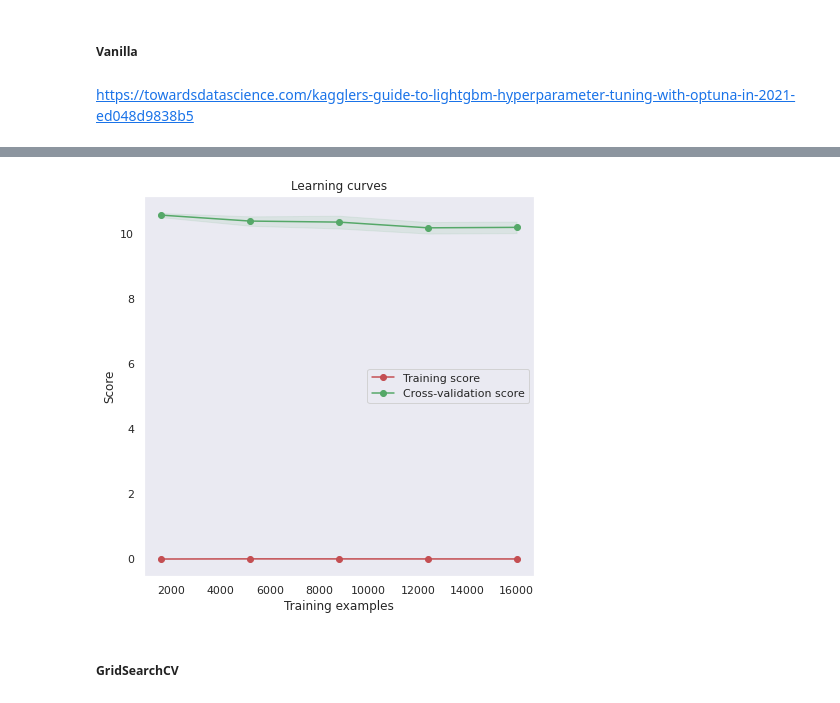
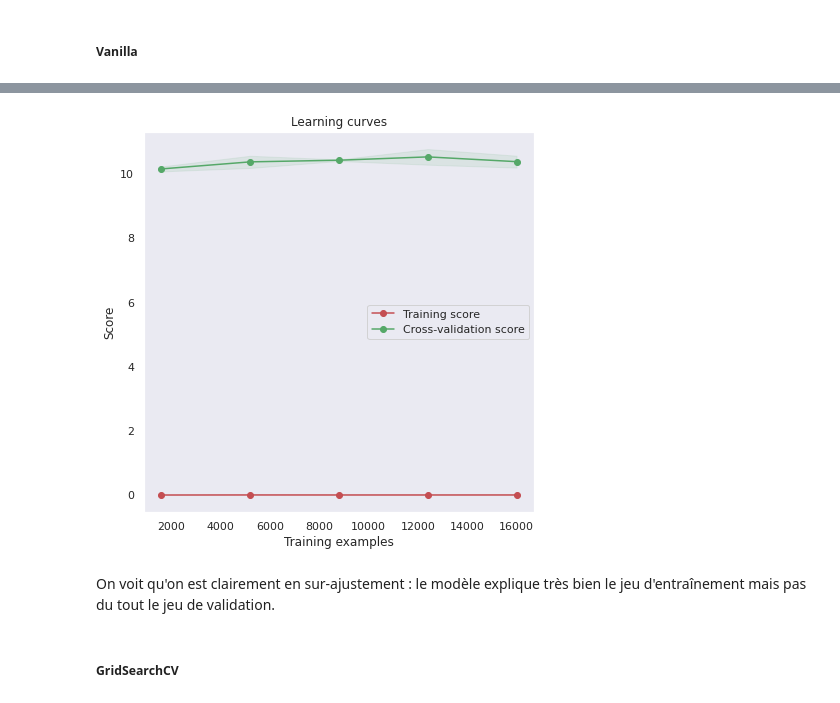
Before and after one commit to cmnemoi/NYCTaxiFareLPSID, a Jupyter notebook: src/Choix_modèles.ipynb, the cells around one changed output, grey strips where cells are left out. Drawn from its saved outputs; the diff is of its cells as text; code cells hidden in the pictures.

```diff
--- a/src/Choix_modèles.ipynb
+++ b/src/Choix_modèles.ipynb
@@ -60,7 +45,6 @@ y = dataset[["total_amount"]]
 # %%
 X["VendorID"] = X["VendorID"].astype(int).astype("category")
 X["passenger_count"] = X["passenger_count"].astype(int)
-X["store_and_fwd_flag"] = X["store_and_fwd_flag"].astype("category")
 X["PULocationID"] = X["PULocationID"].astype(int).astype("category")
 X["DOLocationID"] = X["DOLocationID"].astype(int).astype("category")
 X["payment_type"] = X["payment_type"].astype(int).astype("category")
@@ -87,6 +71,12 @@ On alloue 70% des données au jeu d'entraînement et 30% au jeu de test (proport
 # %%
 from sklearn.model_selection import train_test_split
 X_train, X_test, y_train, y_test = train_test_split(X, y, test_size=0.3, random_state=0)
+
+X_train.reset_index(inplace=True, drop=True)
+X_test.reset_index(inplace=True, drop=True)
+y_train.reset_index(inplace=True, drop=True)
+y_test.reset_index(inplace=True, drop=True)
+
 y_train.columns = ["total_amount"]
 y_test.columns = ["total_amount"]
 # %%
@@ -416,2 +444,0 @@ vanilla_elastic_net = ElasticNet(random_state=0)
-# %%
-plot_learning_curve(vanilla_elastic_net, X_train, y_train, score=MAE)
@@ -423,2 +444,0 @@ Validation mean_absolute_error : 2.044 (+/- 0.021)
-# %%
-plot_learning_curve(vanilla_elastic_net, X_train, y_train, score=MSE)
@@ -435,8 +471,6 @@ from sklearn.tree import DecisionTreeRegressor, plot_tree
 ##### Vanilla
 # %%
 vanilla_tree = DecisionTreeRegressor(criterion="absolute_error", random_state=0)
-# %% [markdown]
-https://towardsdatascience.com/kagglers-guide-to-lightgbm-hyperparameter-tuning-with-optuna-in-2021-ed048d9838b5
 # %%
-plot_learning_curve(vanilla_tree, X_train.sample(20000), y_train.sample(20000), score=MAE, train_sizes=np.linspace(0.1,1,5))
+plot_learning_curve(vanilla_tree, X_train, y_train.sample(20000), score=MAE, train_sizes=np.linspace(0.1,1,5))
 # %% [output]
@@ -447,3 +480,5 @@ Wall time: 1min 59s
-[figure, old version]
+[figure, new version]
+# %% [markdown]
+On voit qu'on est clairement en sur-ajustement : le modèle explique très bien le jeu d'entraînement mais pas du tout le jeu de validation.
 # %% [markdown]
 ##### GridSearchCV
```
Also changed, not shown: parts of 79 cells of this notebook.
